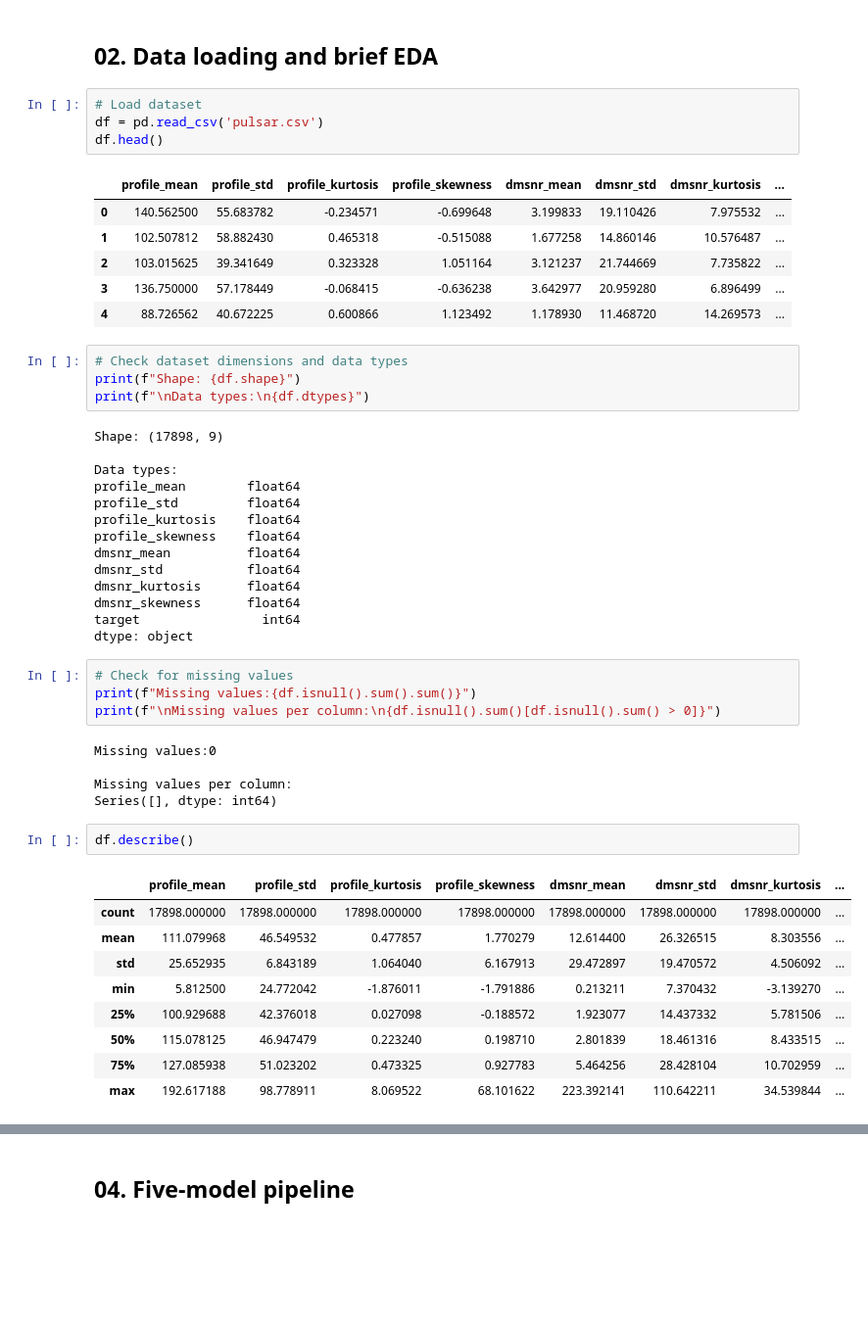
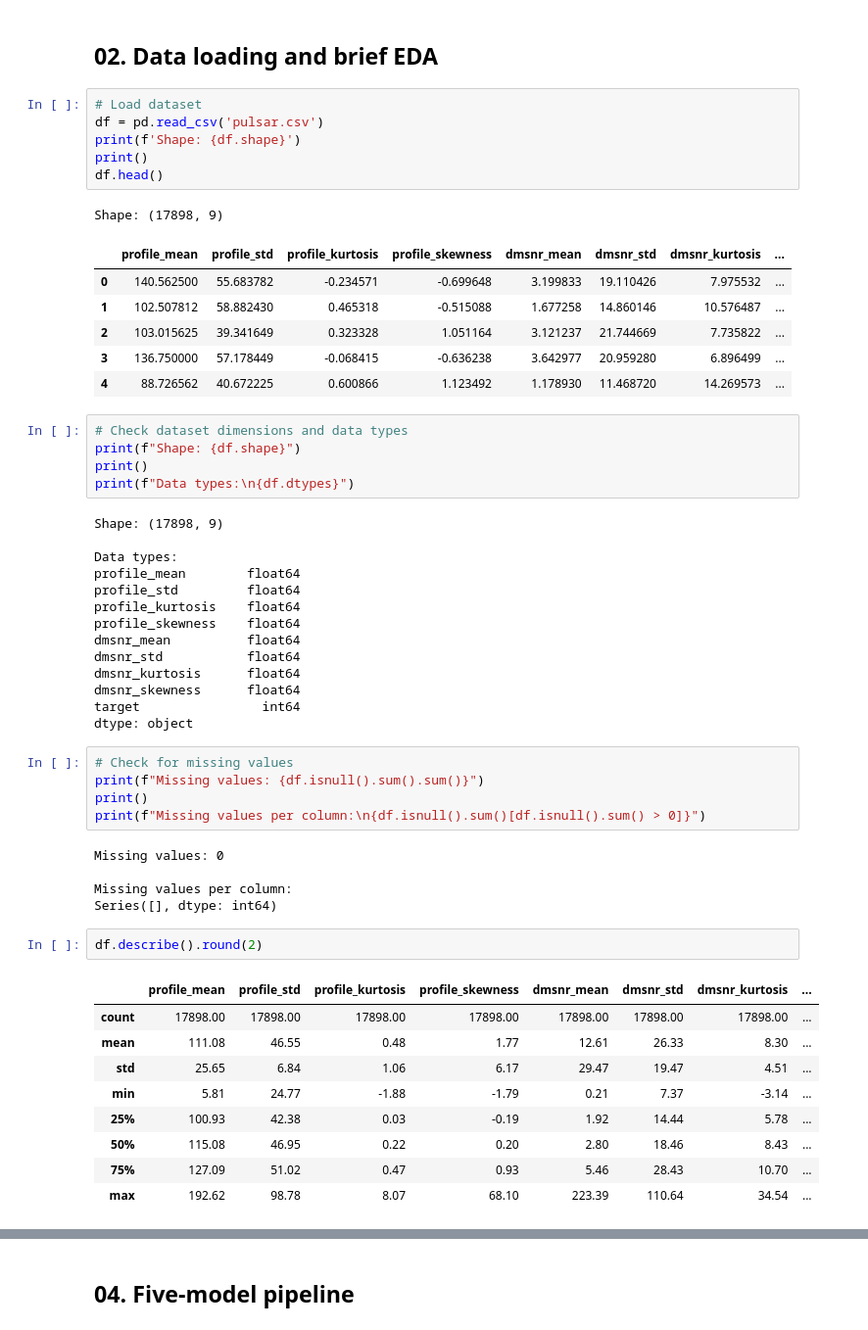
Before and after one commit to almonadavid/dsc-340-project-2, a Jupyter notebook: phase_one.ipynb, the cells around one changed output, grey strips where cells are left out. Shown at 98% size. Cells and saved outputs as stored; diff of their text form; blank space fills up the shorter version.

```diff
--- a/phase_one.ipynb
+++ b/phase_one.ipynb
@@ -16,8 +31,11 @@ from sklearn.model_selection import train_test_split
 # %%
 # Load dataset
 df = pd.read_csv('pulsar.csv')
+print(f'Shape: {df.shape}')
+print()
 df.head()
 # %% [output]
+Shape: (17898, 9)
 |  | profile_mean | profile_std | profile_kurtosis | profile_skewness | dmsnr_mean | dmsnr_std | dmsnr_kurtosis | ... |
 | 0 | 140.562500 | 55.683782 | -0.234571 | -0.699648 | 3.199833 | 19.110426 | 7.975532 | ... |
 | 1 | 102.507812 | 58.882430 | 0.465318 | -0.515088 | 1.677258 | 14.860146 | 10.576487 | ... |
@@ -27,7 +45,8 @@ df.head()
 # %%
 # Check dataset dimensions and data types
 print(f"Shape: {df.shape}")
-print(f"\nData types:\n{df.dtypes}")
+print()
+print(f"Data types:\n{df.dtypes}")
 # %% [output]
 Shape: (17898, 9)
 
@@ -44,23 +63,24 @@ target                int64
 dtype: object
 # %%
 # Check for missing values
-print(f"Missing values:{df.isnull().sum().sum()}")
-print(f"\nMissing values per column:\n{df.isnull().sum()[df.isnull().sum() > 0]}")
+print(f"Missing values: {df.isnull().sum().sum()}")
+print()
+print(f"Missing values per column:\n{df.isnull().sum()[df.isnull().sum() > 0]}")
 # %% [output]
-Missing values:0
+Missing values: 0
 
 Missing values per column:
 Series([], dtype: int64)
 # %%
-df.describe()
+df.describe().round(2)
 # %% [output]
 |  | profile_mean | profile_std | profile_kurtosis | profile_skewness | dmsnr_mean | dmsnr_std | dmsnr_kurtosis | ... |
-| count | 17898.000000 | 17898.000000 | 17898.000000 | 17898.000000 | 17898.000000 | 17898.000000 | 17898.000000 | ... |
-| mean | 111.079968 | 46.549532 | 0.477857 | 1.770279 | 12.614400 | 26.326515 | 8.303556 | ... |
-| std | 25.652935 | 6.843189 | 1.064040 | 6.167913 | 29.472897 | 19.470572 | 4.506092 | ... |
-| min | 5.812500 | 24.772042 | -1.876011 | -1.791886 | 0.213211 | 7.370432 | -3.139270 | ... |
-| 25% | 100.929688 | 42.376018 | 0.027098 | -0.188572 | 1.923077 | 14.437332 | 5.781506 | ... |
-| 50% | 115.078125 | 46.947479 | 0.223240 | 0.198710 | 2.801839 | 18.461316 | 8.433515 | ... |
-| 75% | 127.085938 | 51.023202 | 0.473325 | 0.927783 | 5.464256 | 28.428104 | 10.702959 | ... |
-| max | 192.617188 | 98.778911 | 8.069522 | 68.101622 | 223.392141 | 110.642211 | 34.539844 | ... |
+| count | 17898.00 | 17898.00 | 17898.00 | 17898.00 | 17898.00 | 17898.00 | 17898.00 | ... |
+| mean | 111.08 | 46.55 | 0.48 | 1.77 | 12.61 | 26.33 | 8.30 | ... |
+| std | 25.65 | 6.84 | 1.06 | 6.17 | 29.47 | 19.47 | 4.51 | ... |
+| min | 5.81 | 24.77 | -1.88 | -1.79 | 0.21 | 7.37 | -3.14 | ... |
+| 25% | 100.93 | 42.38 | 0.03 | -0.19 | 1.92 | 14.44 | 5.78 | ... |
+| 50% | 115.08 | 46.95 | 0.22 | 0.20 | 2.80 | 18.46 | 8.43 | ... |
+| 75% | 127.09 | 51.02 | 0.47 | 0.93 | 5.46 | 28.43 | 10.70 | ... |
+| max | 192.62 | 98.78 | 8.07 | 68.10 | 223.39 | 110.64 | 34.54 | ... |
 # %%
```
Also changed, not shown: parts of 12 cells of this notebook, 1 other file.
